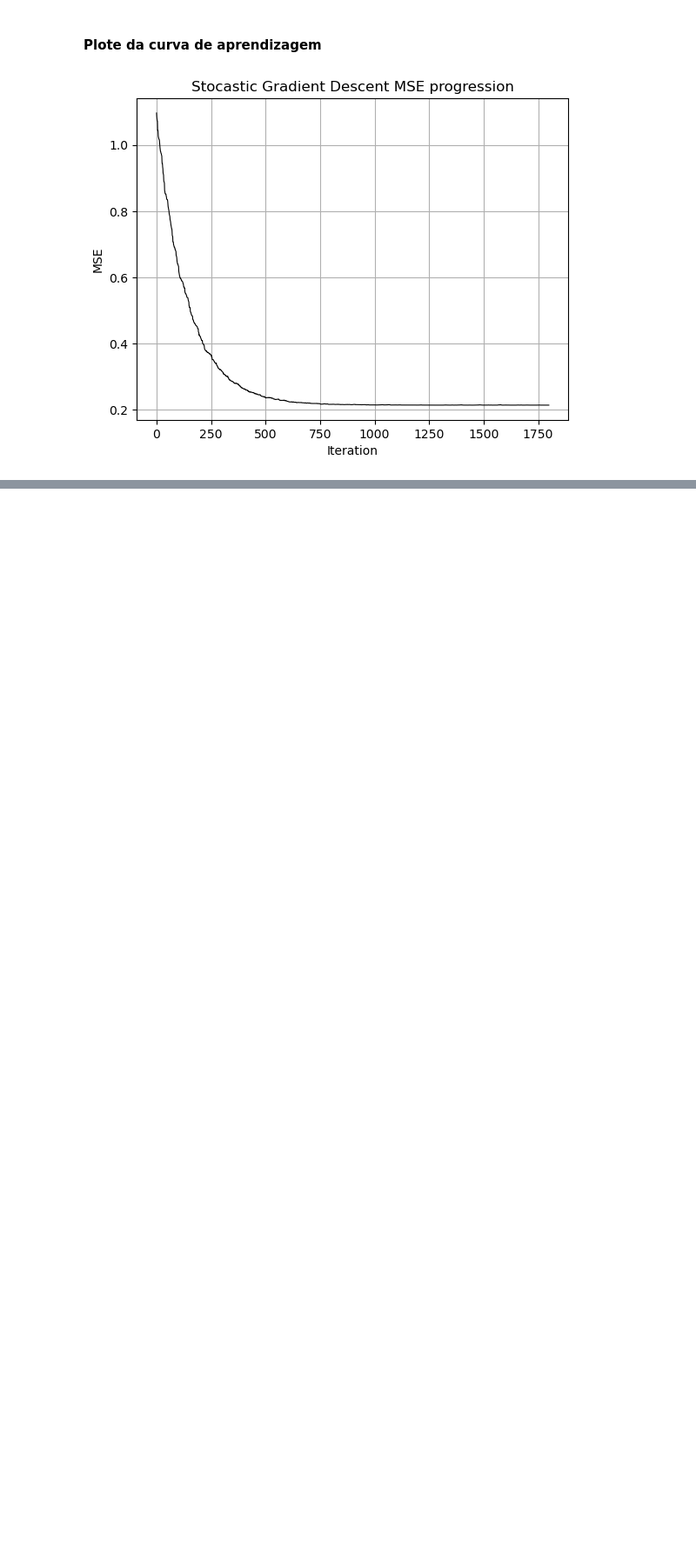
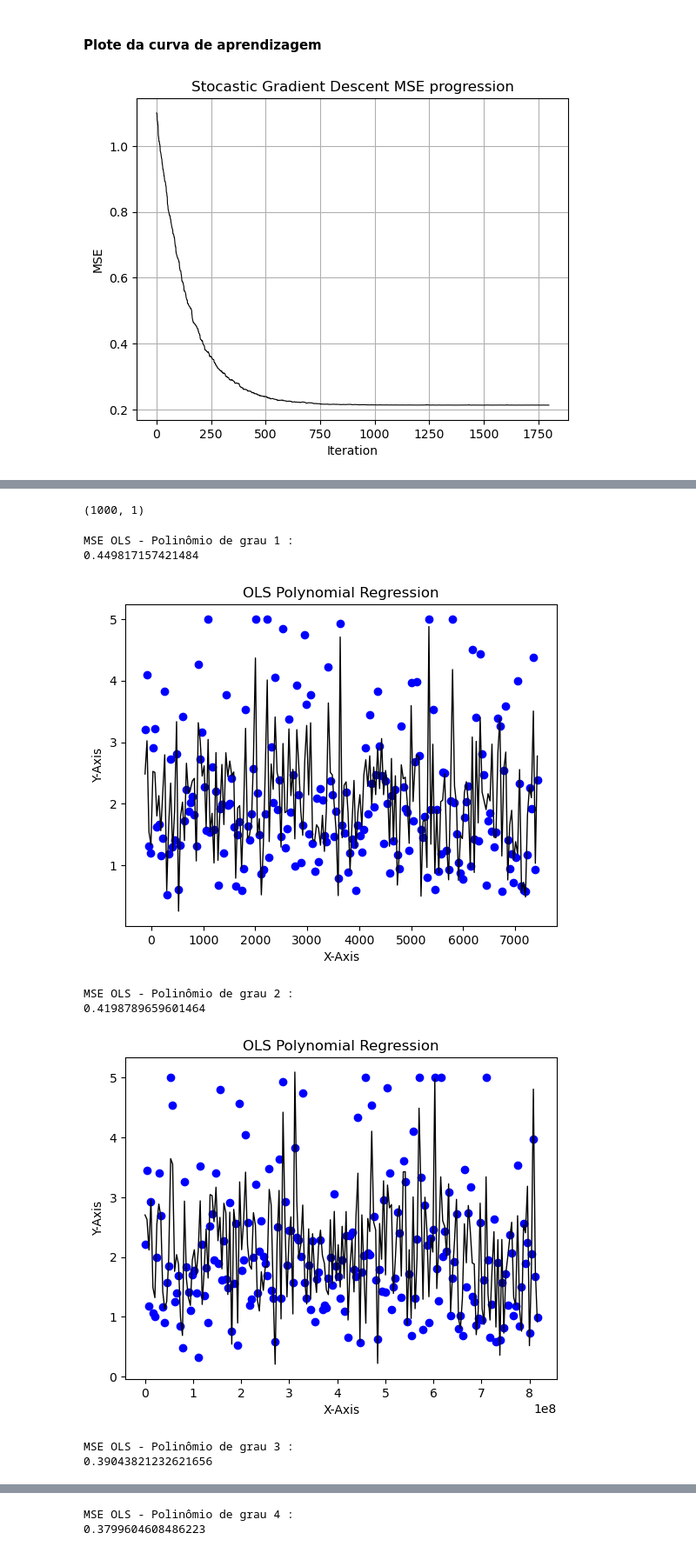
Before and after one commit to Louis-Ian/MachineLearning, a Jupyter notebook: Lista 1/list_01.ipynb, the cells around one changed output, grey strips where cells are left out. Shown at 87% size. Cells and saved outputs as stored; diff of their text form; code cells hidden in the pictures; blank space fills up the shorter version.

```diff
--- a/Lista 1/list_01.ipynb
+++ b/Lista 1/list_01.ipynb
@@ -322,0 +320,5 @@ Os 13 atributos são usados na predição de preços de casas em Boston na déca
+# %%
+y_california_data = california_data[:, [-1]]
+y_california_data.shape
+# %% [output]
+(1000, 1)
@@ -322,0 +334,50 @@ Os 13 atributos são usados na predição de preços de casas em Boston na déca
+# %%
+def split_train_test(x: np.ndarray, y: np.ndarray, split: float):
+    # Check split value
+    if not (0.0 <= split <= 1.0):
+        raise ValueError("Split should be between 0 and 1")
+
+    # Permutate the data
+    xy = np.random.permutation(np.hstack((x, y)))
+
+    # Split the data
+    split_index = int(np.rint(xy.shape[0] * split))
+    train = xy[:split_index, :]
+    test = xy[split_index:, :]
+
+    return train, test
+# %%
+for e in range(1, 8):
+    x_california_poly_data = polify(x_california_data, e)
+
+    california_train_data, california_test_data = split_train_test(x_california_poly_data, y_california_data, 0.8)
+
+    x_california_poly_test_data = add_independent_term_column(california_test_data[:, :-1])
+    y_california_poly_test_data = california_test_data[:, [-1]]
+
+    w_california_poly_data_ols, mse_california_data_ols = ols(x_california_poly_data, y_california_data)
+
+    print(f"MSE OLS - Polinômio de grau {e} :\n{mse_california_data_ols}")
+
+    fig, ax = plt.subplots()
+
+    x_range_poly = np.linspace(x_california_poly_test_data.min(), x_california_poly_test_data.max(), 200).reshape(-1, 1)
+    y_range_poly = x_california_poly_test_data @ w_california_poly_data_ols
+
+    ax.set_title("OLS Polynomial Regression")
+    ax.set_ylabel("Y-Axis")
+    ax.set_xlabel("X-Axis")
+
+    ax.scatter(x_range_poly, y_california_poly_test_data, color='blue', marker='o')
+    ax.plot(x_range_poly, y_range_poly, color='black', linewidth='1.0')
+
+    plt.show()
+# %% [output]
+MSE OLS - Polinômio de grau 1 :
+0.449817157421484
+[figure, added]
+MSE OLS - Polinômio de grau 2 :
+0.4198789659601464
+[figure, added]
+MSE OLS - Polinômio de grau 3 :
+0.39043821232621656
@@ -322,0 +385,2 @@ Os 13 atributos são usados na predição de preços de casas em Boston na déca
+MSE OLS - Polinômio de grau 4 :
+0.3799604608486223
```
Also changed, not shown: parts of 9 cells of this notebook.
